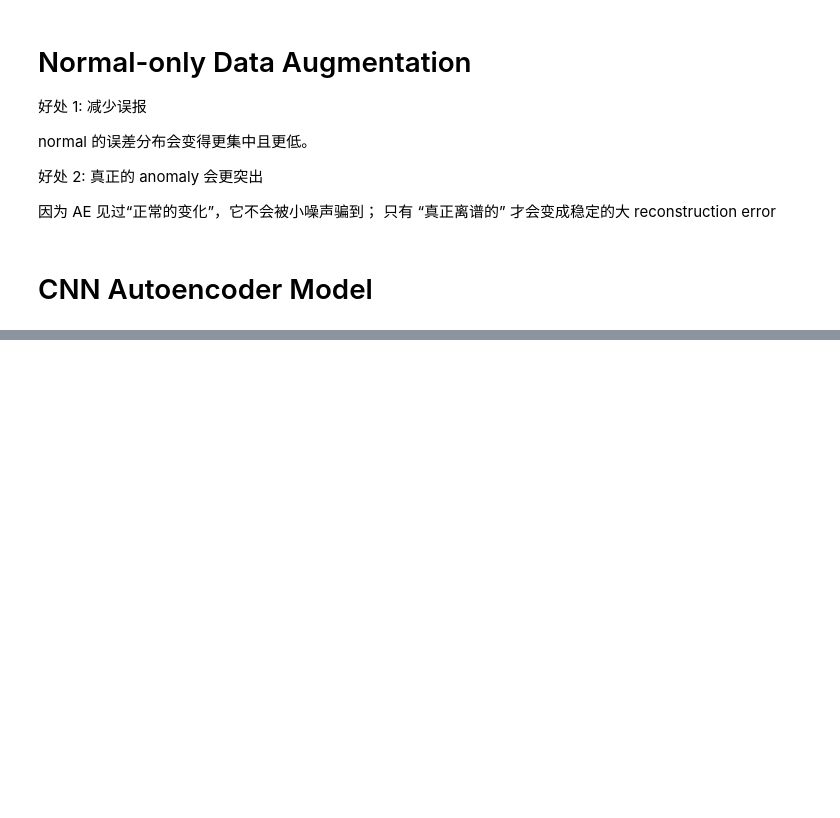
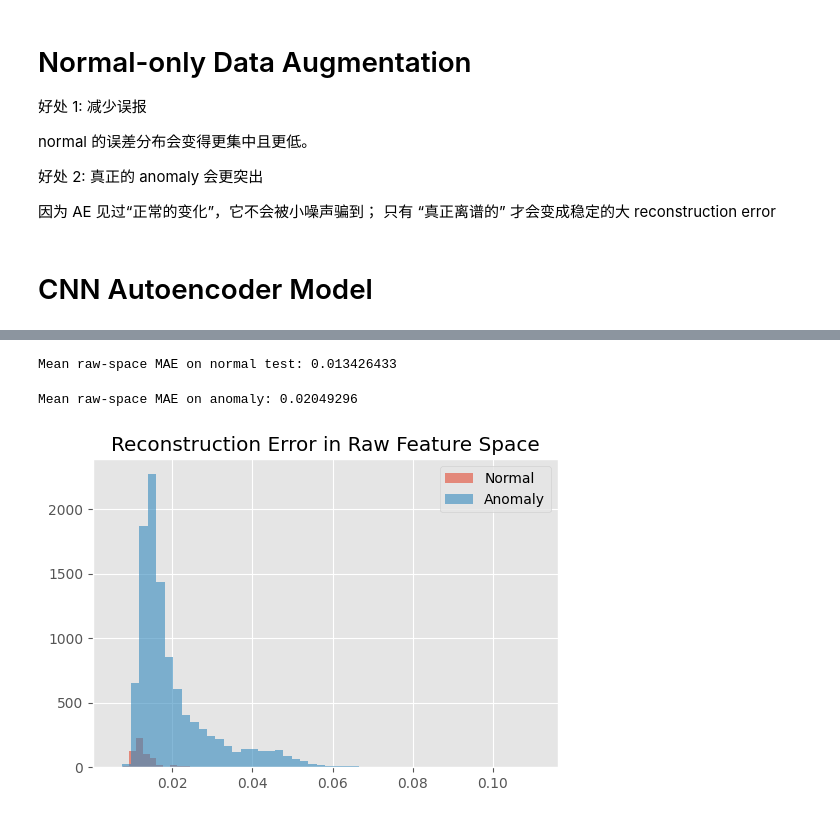
Before and after one commit to Makiato1999/ECG-Detector, a Jupyter notebook: anomaly_detection_cnn_autoencoders.ipynb, the cells around one changed output, grey strips where cells are left out. Saved outputs shown, nothing was run; the diff lists cells and outputs as text; code cells hidden in the pictures; blank space fills up the shorter version.

Commit message:
ECG_AutoEncoder_model

```diff
--- a/anomaly_detection_cnn_autoencoders.ipynb
+++ b/anomaly_detection_cnn_autoencoders.ipynb
@@ -634,0 +717,2 @@ def train_model(model, train_loader, epochs=20):
+# %%
+train_model(model, train_loader, epochs=50, use_augmentation=True)
@@ -634,0 +737,44 @@ def train_model(model, train_loader, epochs=20):
+# %%
+def compute_raw_mae(model, loader, scaler, device="cuda"):
+    model.eval()
+    mae_list = []
+
+    with torch.no_grad():
+        for batch, _ in loader:
+            batch = batch.to(device)
+
+            # ---- AE 重建（在 scaled 空间）----
+            recon = model(batch)           # (B,187)
+
+            # ---- 转成 numpy ----
+            orig = batch.cpu().numpy()     # scaled space
+            recon = recon.cpu().numpy()
+
+            # ---- inverse transform 回 raw space ----
+            orig_raw = scaler.inverse_transform(orig)
+            recon_raw = scaler.inverse_transform(recon)
+
+            # ---- MAE in raw space ----
+            mae = np.mean(np.abs(orig_raw - recon_raw), axis=1)  # 每条样本一个 MAE
+            mae_list.append(mae)
+
+    mae_list = np.concatenate(mae_list)
+    return mae_list
+# %%
+raw_mae_normal = compute_raw_mae(model, test_loader, scaler)
+print("Mean raw-space MAE on normal test:", raw_mae_normal.mean())
+# %% [output]
+Mean raw-space MAE on normal test: 0.013426433
+# %%
+raw_mae_anomaly = compute_raw_mae(model, anomaly_loader, scaler)
+print("Mean raw-space MAE on anomaly:", raw_mae_anomaly.mean())
+# %% [output]
+Mean raw-space MAE on anomaly: 0.02049296
+# %%
+plt.hist(raw_mae_normal, bins=50, alpha=0.6, label="Normal")
+plt.hist(raw_mae_anomaly, bins=50, alpha=0.6, label="Anomaly")
+plt.legend()
+plt.title("Reconstruction Error in Raw Feature Space")
+plt.show()
+# %% [output]
+[figure, added]
```
Also changed, not shown: parts of 12 cells of this notebook.
